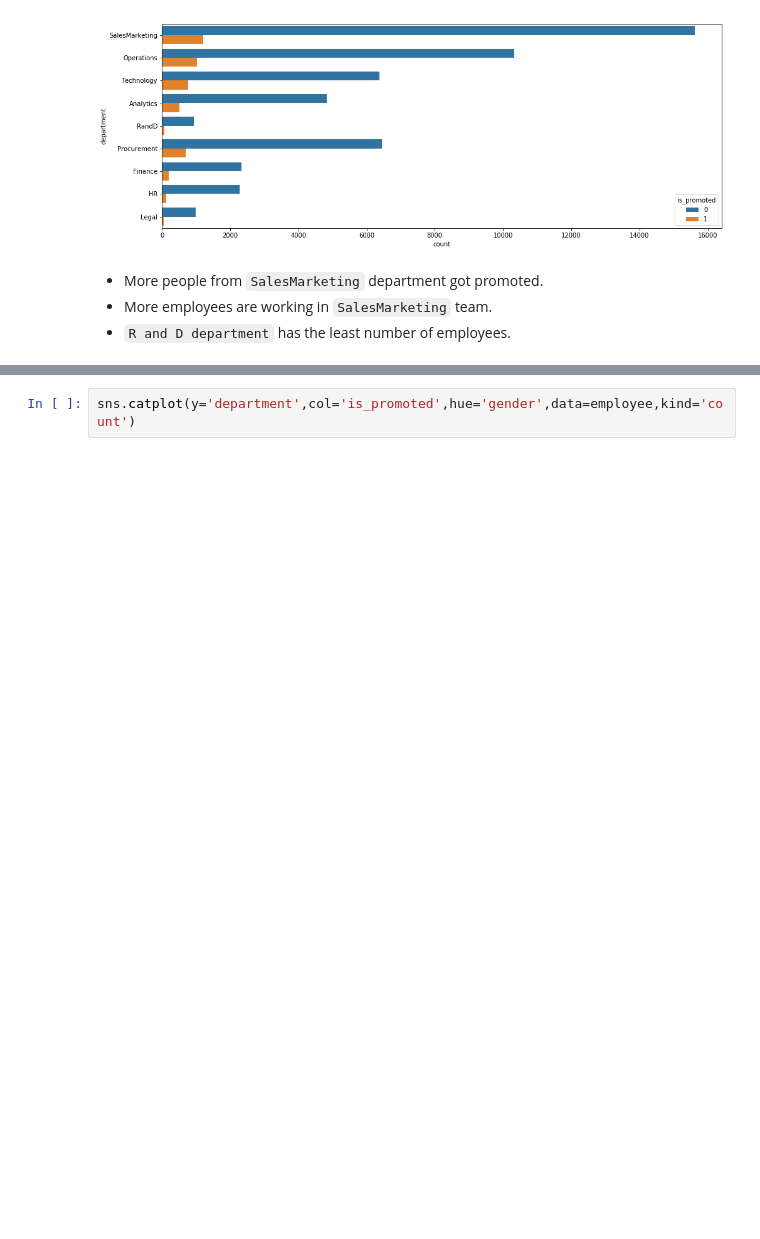
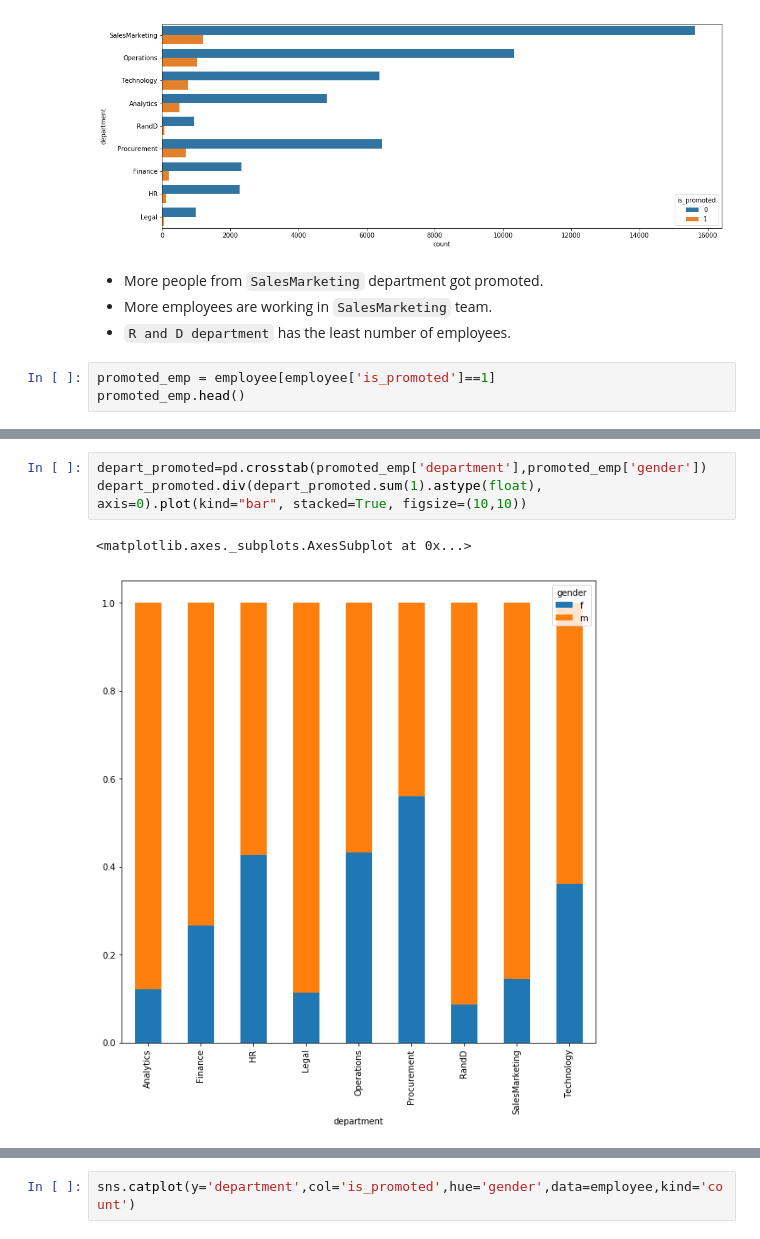
Before and after one commit to capstoneprojectgroup5gl/employee_project, a Jupyter notebook: Project5 - Employee performance prediction.ipynb, the cells around one changed output, grey strips where cells are left out. Cells and saved outputs as stored; diff of their text form; blank space fills up the shorter version.

```diff
--- a/Project5 - Employee performance prediction.ipynb
+++ b/Project5 - Employee performance prediction.ipynb
@@ -204,3 +215,6 @@ plt.show()
 - More people from `SalesMarketing` department got promoted.
 - More employees are working in `SalesMarketing` team.
 - `R and D department` has the least number of employees.
+# %%
+promoted_emp = employee[employee['is_promoted']==1]
+promoted_emp.head()
@@ -206,0 +228,6 @@ plt.show()
+# %%
+depart_promoted=pd.crosstab(promoted_emp['department'],promoted_emp['gender'])
+depart_promoted.div(depart_promoted.sum(1).astype(float), axis=0).plot(kind="bar", stacked=True, figsize=(10,10))
+# %% [output]
+<matplotlib.axes._subplots.AxesSubplot at 0x...>
+[figure, added]
```
Also changed, not shown: parts of 18 cells of this notebook.
